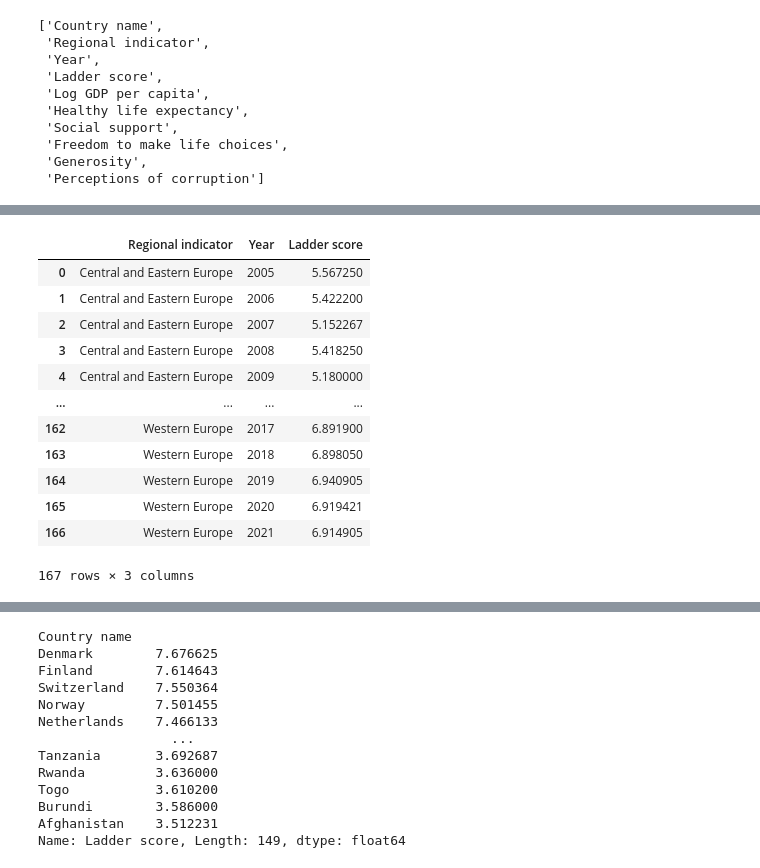
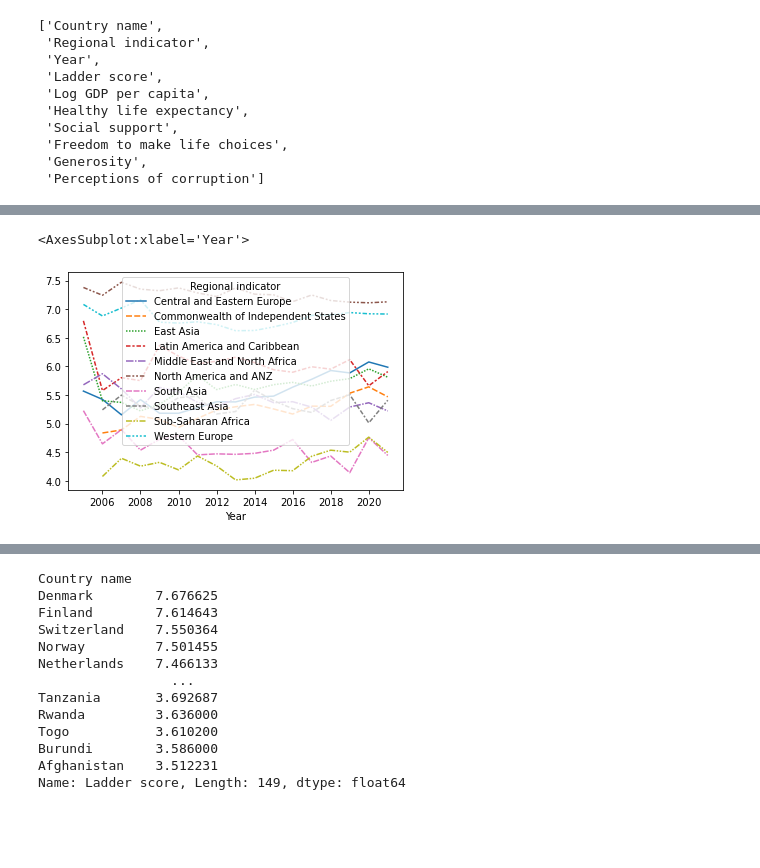
Before and after one commit to VarunSaini02/happiness, a Jupyter notebook: happiness_analysis.ipynb, the cells around one changed output, grey strips where cells are left out. Drawn from its saved outputs; the diff is of its cells as text; code cells hidden in the pictures; blank space fills up the shorter version.

```diff
--- a/happiness_analysis.ipynb
+++ b/happiness_analysis.ipynb
@@ -133,17 +138,11 @@ sns.lineplot(data=df_pivot_country)
 # %%
+# create pivot table for regions
 df_region = df_all.groupby(['Regional indicator', 'Year'])['Ladder score'].mean().to_frame().reset_index()
-df_region
+
+df_pivot_region = df_region.pivot("Year", "Regional indicator", "Ladder score")
+sns.lineplot(data=df_pivot_region)
+
+# need to move key
 # %% [output]
-|  | Regional indicator | Year | Ladder score |
-| 0 | Central and Eastern Europe | 2005 | 5.567250 |
-| 1 | Central and Eastern Europe | 2006 | 5.422200 |
-| 2 | Central and Eastern Europe | 2007 | 5.152267 |
-| 3 | Central and Eastern Europe | 2008 | 5.418250 |
-| 4 | Central and Eastern Europe | 2009 | 5.180000 |
-| ... | ... | ... | ... |
-| 162 | Western Europe | 2017 | 6.891900 |
-| 163 | Western Europe | 2018 | 6.898050 |
-| 164 | Western Europe | 2019 | 6.940905 |
-| 165 | Western Europe | 2020 | 6.919421 |
-| 166 | Western Europe | 2021 | 6.914905 |
-167 rows × 3 columns
+<AxesSubplot:xlabel='Year'>
+[figure, added]
```
Also changed, not shown: parts of 9 cells of this notebook.
